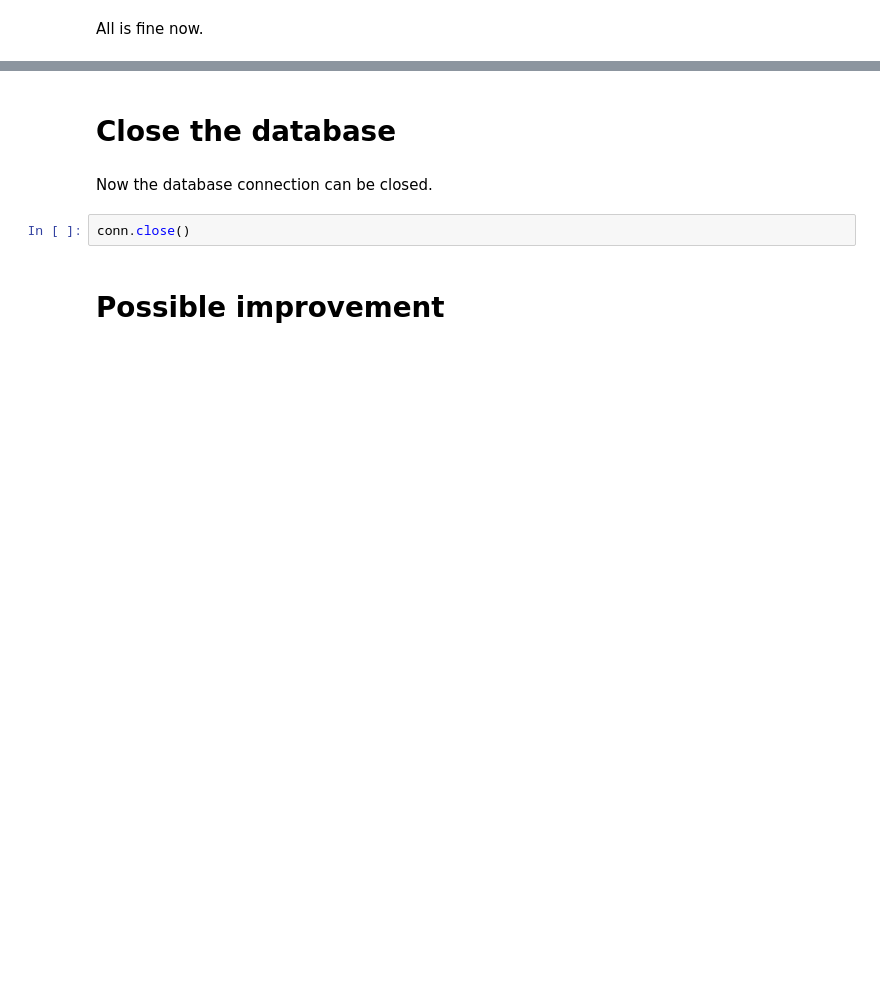
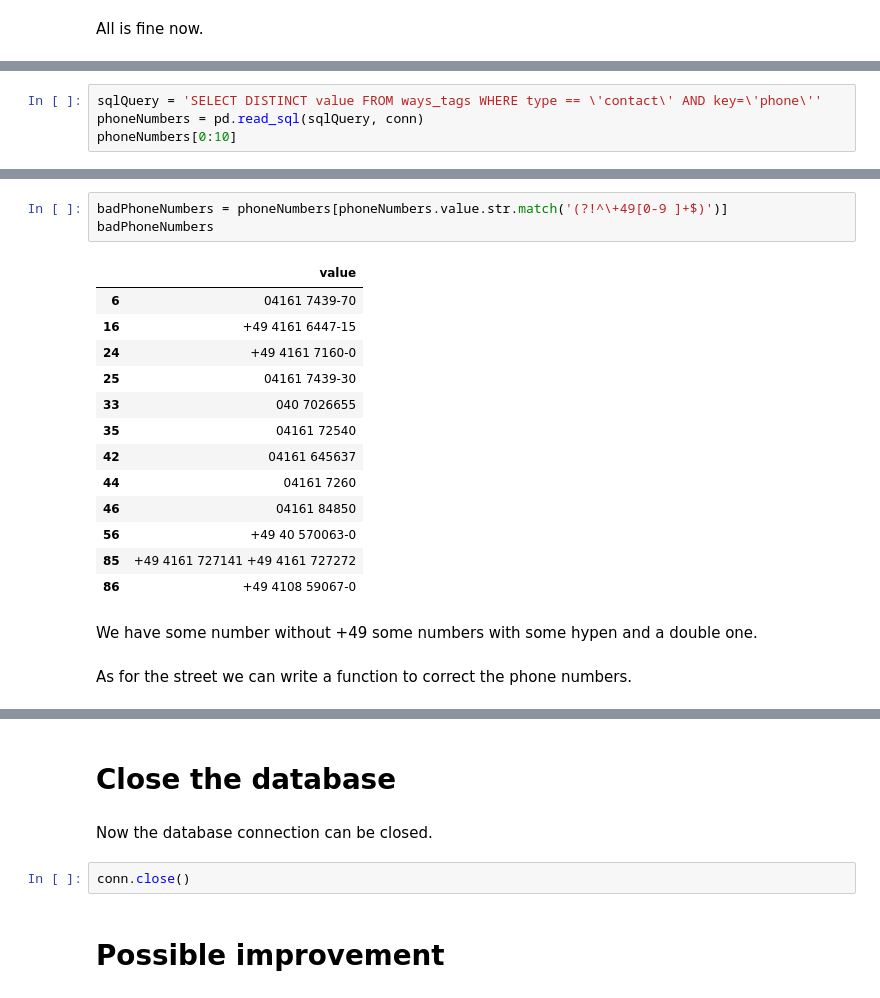
Before and after one commit to Hansastro/Nanodregree_Data_Analyst, a Jupyter notebook: Chapter4/OpenStreeMap_Project/OpenStreetMap_Project.ipynb, the cells around one changed output, grey strips where cells are left out. Saved outputs shown, nothing was run; the diff lists cells and outputs as text; blank space fills up the shorter version.

```diff
--- a/Chapter4/OpenStreeMap_Project/OpenStreetMap_Project.ipynb
+++ b/Chapter4/OpenStreeMap_Project/OpenStreetMap_Project.ipynb
@@ -699,0 +529,4 @@ All is fine now.
+# %%
+sqlQuery = 'SELECT DISTINCT value FROM ways_tags WHERE type == \'contact\' AND key=\'phone\''
+phoneNumbers = pd.read_sql(sqlQuery, conn)
+phoneNumbers[0:10]
@@ -699,0 +545,21 @@ All is fine now.
+# %%
+badPhoneNumbers = phoneNumbers[phoneNumbers.value.str.match('(?!^\+49[0-9 ]+$)')]
+badPhoneNumbers
+# %% [output]
+|  | value |
+| 6 | 04161 7439-70 |
+| 16 | +49 4161 6447-15 |
+| 24 | +49 4161 7160-0 |
+| 25 | 04161 7439-30 |
+| 33 | 040 7026655 |
+| 35 | 04161 72540 |
+| 42 | 04161 645637 |
+| 44 | 04161 7260 |
+| 46 | 04161 84850 |
+| 56 | +49 40 570063-0 |
+| 85 | +49 4161 727141 +49 4161 727272 |
+| 86 | +49 4108 59067-0 |
+# %% [markdown]
+We have some number without +49 some numbers with some hypen and a double one.
+# %% [markdown]
+As for the street we can write a function to correct the phone numbers.
```
Also changed, not shown: parts of 81 cells of this notebook.
